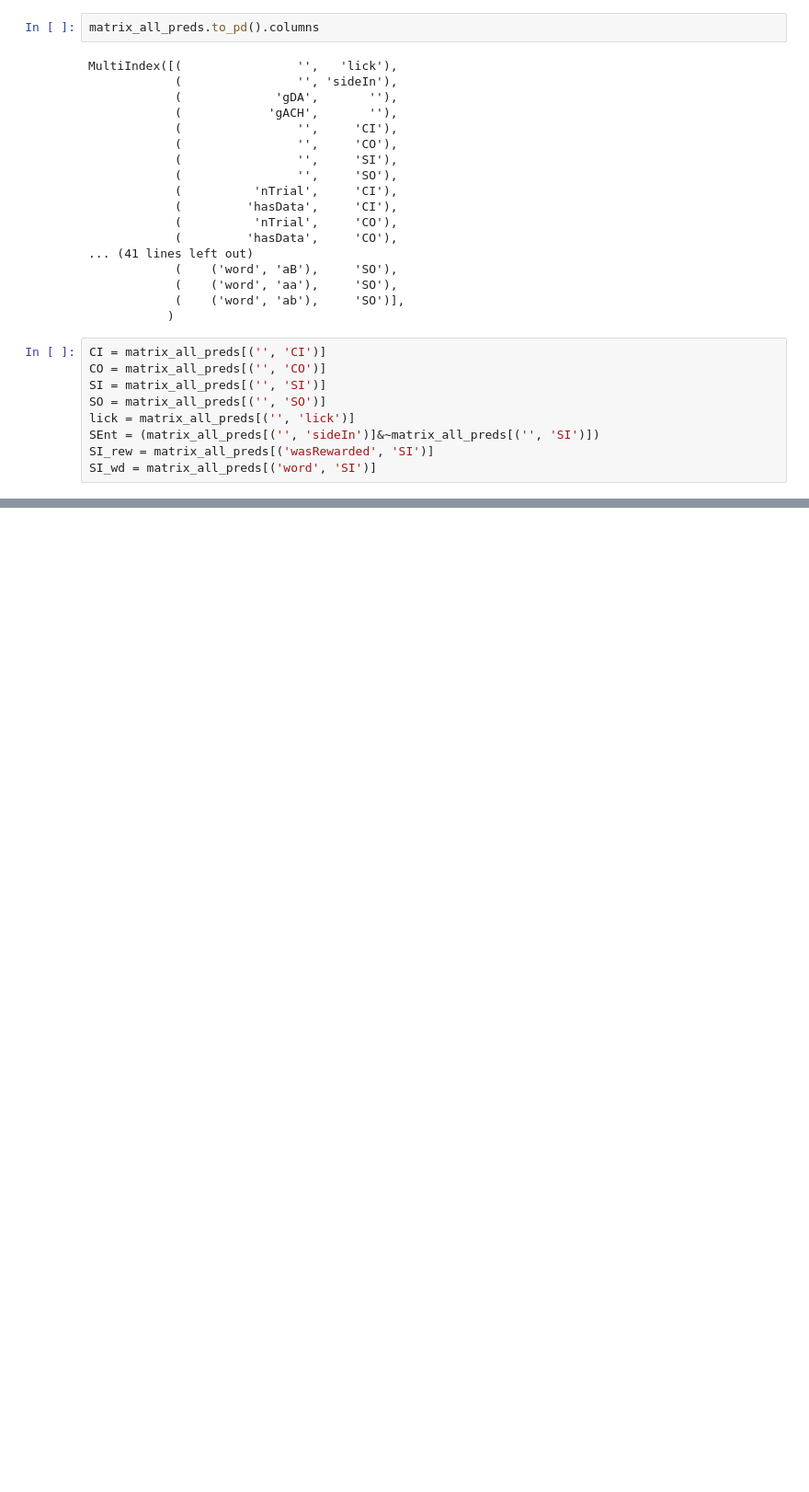
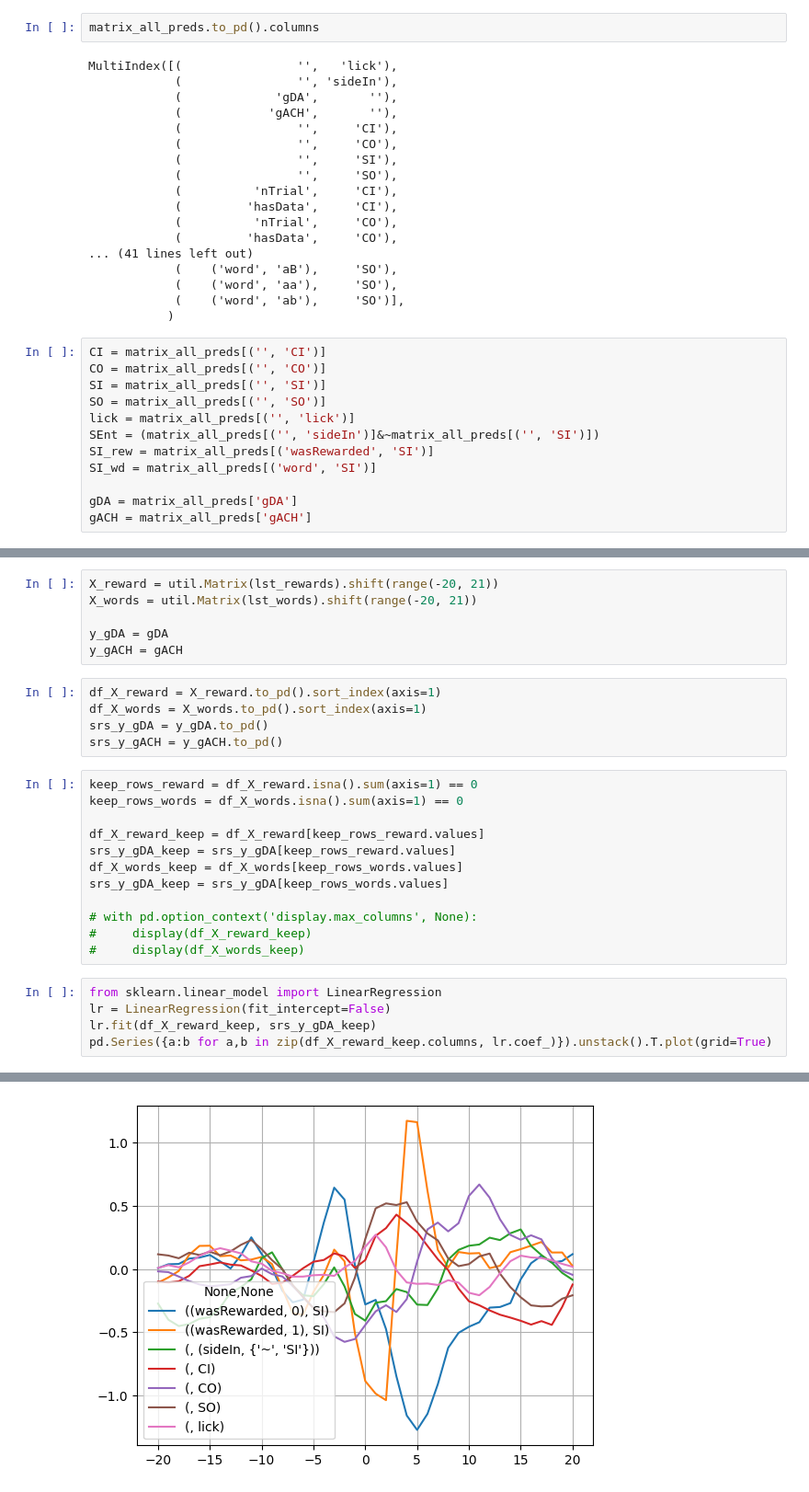
Before and after one commit to bernardosabatinilab/sabatinilab-glm, a Jupyter notebook: final_pipeline/fit_glm.ipynb, the cells around one changed output, grey strips where cells are left out. Shown at 92% size. Drawn from its saved outputs; the diff is of its cells as text; blank space fills up the shorter version.

```diff
--- a/final_pipeline/fit_glm.ipynb
+++ b/final_pipeline/fit_glm.ipynb
@@ -141,3 +141,6 @@ lick = matrix_all_preds[('', 'lick')]
 SEnt = (matrix_all_preds[('', 'sideIn')]&~matrix_all_preds[('', 'SI')])
 SI_rew = matrix_all_preds[('wasRewarded', 'SI')]
 SI_wd = matrix_all_preds[('word', 'SI')]
+
+gDA = matrix_all_preds['gDA']
+gACH = matrix_all_preds['gACH']
@@ -187,0 +166,29 @@ True
+# %%
+X_reward = util.Matrix(lst_rewards).shift(range(-20, 21))
+X_words = util.Matrix(lst_words).shift(range(-20, 21))
+
+y_gDA = gDA
+y_gACH = gACH
+# %%
+df_X_reward = X_reward.to_pd().sort_index(axis=1)
+df_X_words = X_words.to_pd().sort_index(axis=1)
+srs_y_gDA = y_gDA.to_pd()
+srs_y_gACH = y_gACH.to_pd()
+# %%
+keep_rows_reward = df_X_reward.isna().sum(axis=1) == 0
+keep_rows_words = df_X_words.isna().sum(axis=1) == 0
+
+df_X_reward_keep = df_X_reward[keep_rows_reward.values]
+srs_y_gDA_keep = srs_y_gDA[keep_rows_reward.values]
+df_X_words_keep = df_X_words[keep_rows_words.values]
+srs_y_gDA_keep = srs_y_gDA[keep_rows_words.values]
+
+# with pd.option_context('display.max_columns', None):
+#     display(df_X_reward_keep)
+#     display(df_X_words_keep)
+# %%
+from sklearn.linear_model import LinearRegression
+lr = LinearRegression(fit_intercept=False)
+lr.fit(df_X_reward_keep, srs_y_gDA_keep)
+pd.Series({a:b for a,b in zip(df_X_reward_keep.columns, lr.coef_)}).unstack().T.plot(grid=True)
+# %% [output]
@@ -187,0 +196 @@ True
+[figure, added]
```
Also changed, not shown: parts of 9 cells of this notebook, 1 other file.
